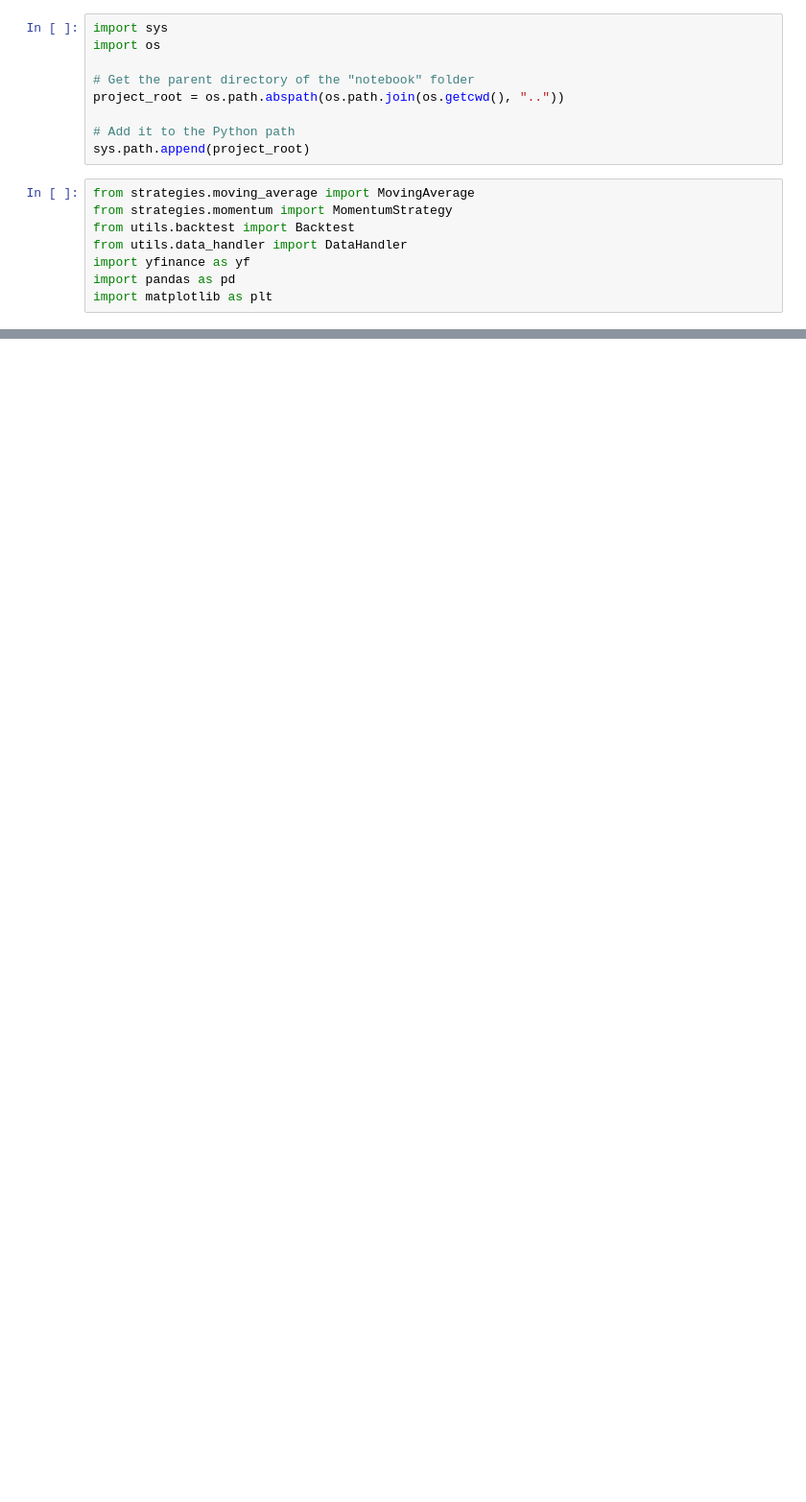
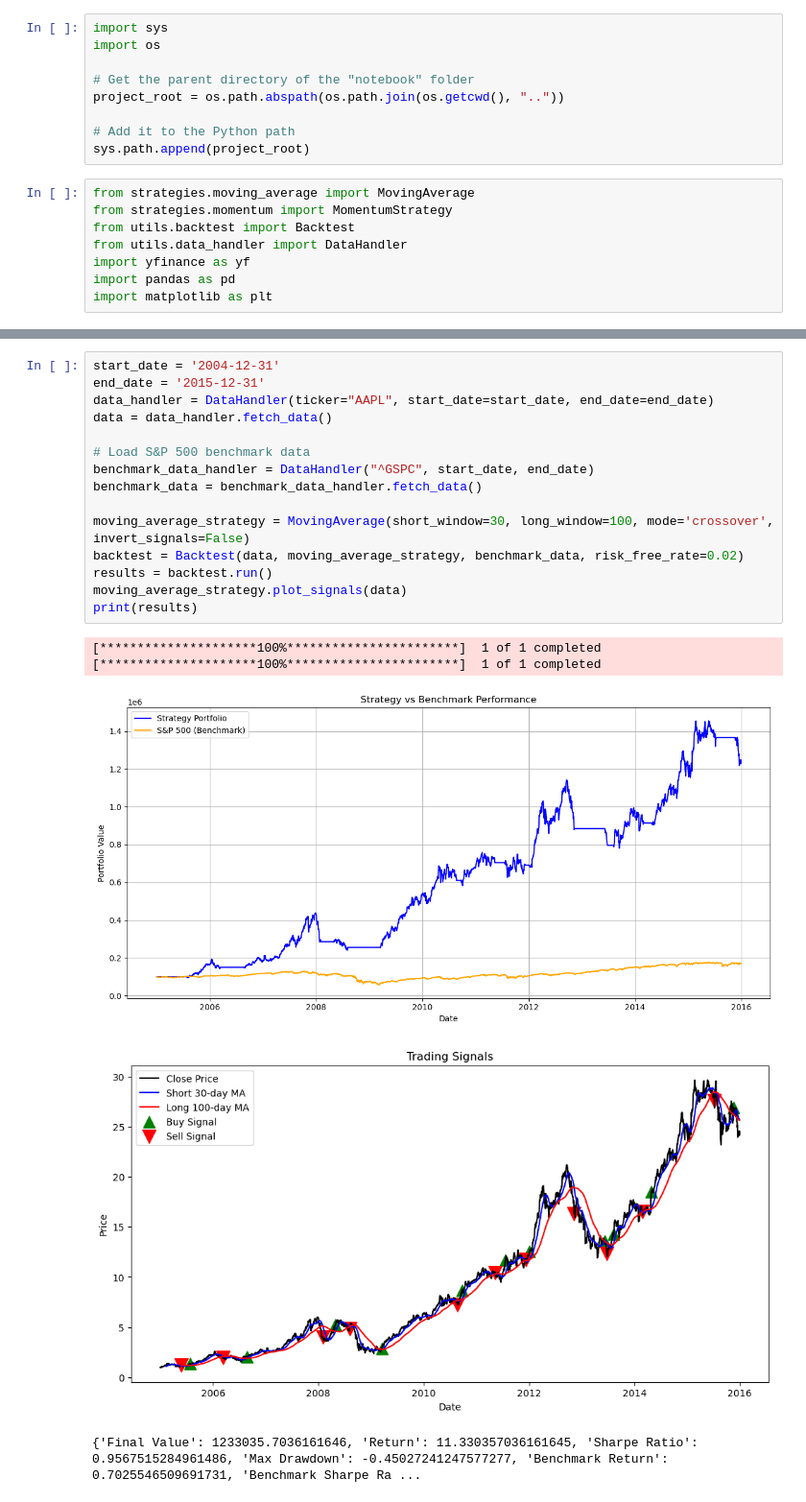
Before and after one commit to gpelleri/AMP_Algorithmic_Trading, a Jupyter notebook: strategies/Moving Averages & Momemtum.ipynb, the cells around one changed output, grey strips where cells are left out. Shown at 96% size. Drawn from its saved outputs; the diff is of its cells as text; blank space fills up the shorter version.

```diff
--- a/strategies/Moving Averages & Momemtum.ipynb
+++ b/strategies/Moving Averages & Momemtum.ipynb
@@ -17,0 +24,21 @@ import matplotlib as plt
+# %%
+start_date = '2004-12-31'
+end_date = '2015-12-31'
+data_handler = DataHandler(ticker="AAPL", start_date=start_date, end_date=end_date)
+data = data_handler.fetch_data()
+
+# Load S&P 500 benchmark data
+benchmark_data_handler = DataHandler("^GSPC", start_date, end_date)
+benchmark_data = benchmark_data_handler.fetch_data()
+
+moving_average_strategy = MovingAverage(short_window=30, long_window=100, mode='crossover', invert_signals=False)
+backtest = Backtest(data, moving_average_strategy, benchmark_data, risk_free_rate=0.02)
+results = backtest.run()
+moving_average_strategy.plot_signals(data)
+print(results)
+# %% [output]
+[*********************100%***********************]  1 of 1 completed
+[*********************100%***********************]  1 of 1 completed
+[figure, added]
+[figure, added]
+{'Final Value': 1233035.7036161646, 'Return': 11.330357036161645, 'Sharpe Ratio': 0.9567515284961486, 'Max Drawdown': -0.45027241247577277, 'Benchmark Return': 0.7025546509691731, 'Benchmark Sharpe Ra ...
```
Also changed, not shown: parts of 14 cells of this notebook.
